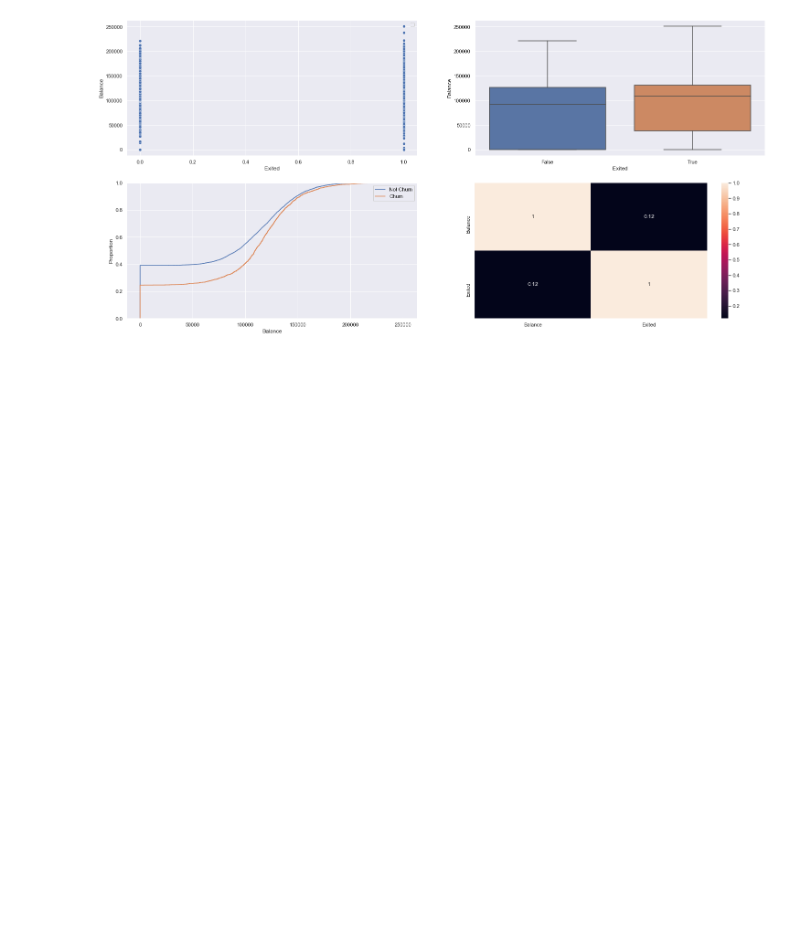
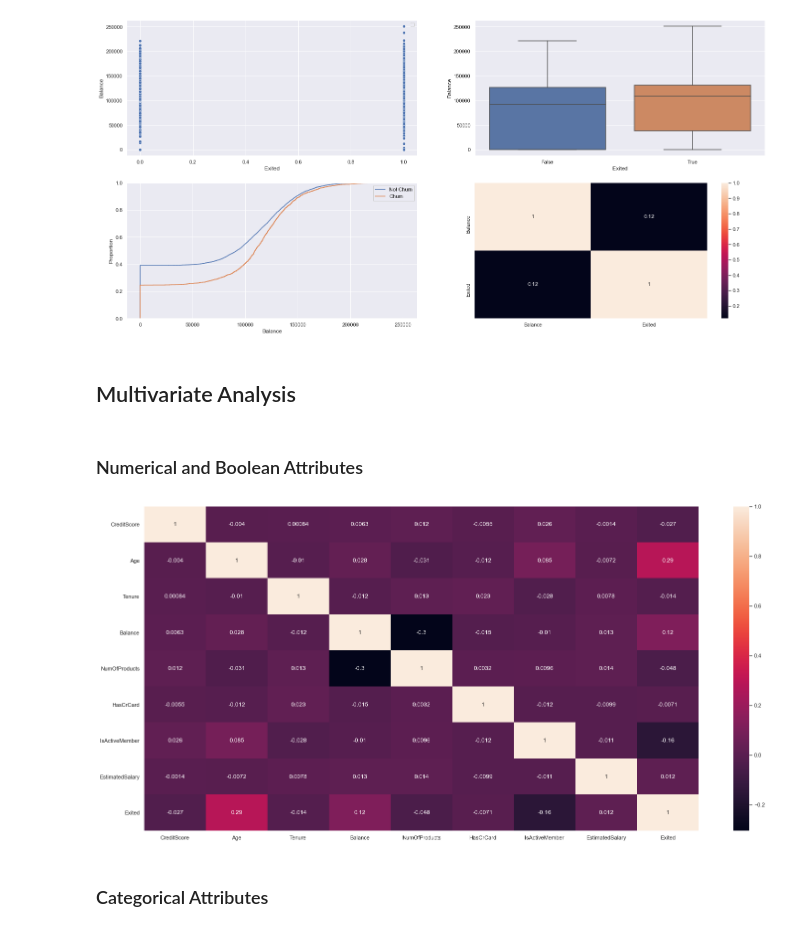
Before and after one commit to FabioCaffarello/Churn-Prediction-TopBank, a Jupyter notebook: 02-Notebooks/01-FirstCycleCRISP/03-ExploratoryDataAnalysis.ipynb, the cells around one changed output. Saved outputs shown, nothing was run; the diff lists cells and outputs as text; code cells hidden in the pictures; blank space fills up the shorter version.

```diff
--- a/02-Notebooks/01-FirstCycleCRISP/03-ExploratoryDataAnalysis.ipynb
+++ b/02-Notebooks/01-FirstCycleCRISP/03-ExploratoryDataAnalysis.ipynb
@@ -300,3 +321,19 @@ sns.heatmap(aux01.corr(method='pearson'),annot=True);
 # %% [output]
 No handles with labels found to put in legend.
 [figure]
+# %% [markdown]
+## Multivariate Analysis
+# %% [markdown]
+### Numerical and Boolean Attributes
+# %%
+# Numerical Attributes and Boolean
+numAttributesAndBool = df03.select_dtypes(include=['int64', 'float64', 'bool'])
+NotNumerial = ['RowNumber', 'CustomerId']
+numAttributesAndBool = numAttributesAndBool[numAttributesAndBool.columns[~numAttributesAndBool.columns.isin(NotNumerial)]]
+# %%
+correlation = numAttributesAndBool.corr(method='pearson')
+sns.heatmap(correlation, annot=True);
+# %% [output]
+[figure, added]
+# %% [markdown]
+### Categorical Attributes
```
Also changed, not shown: parts of 8 cells of this notebook.
